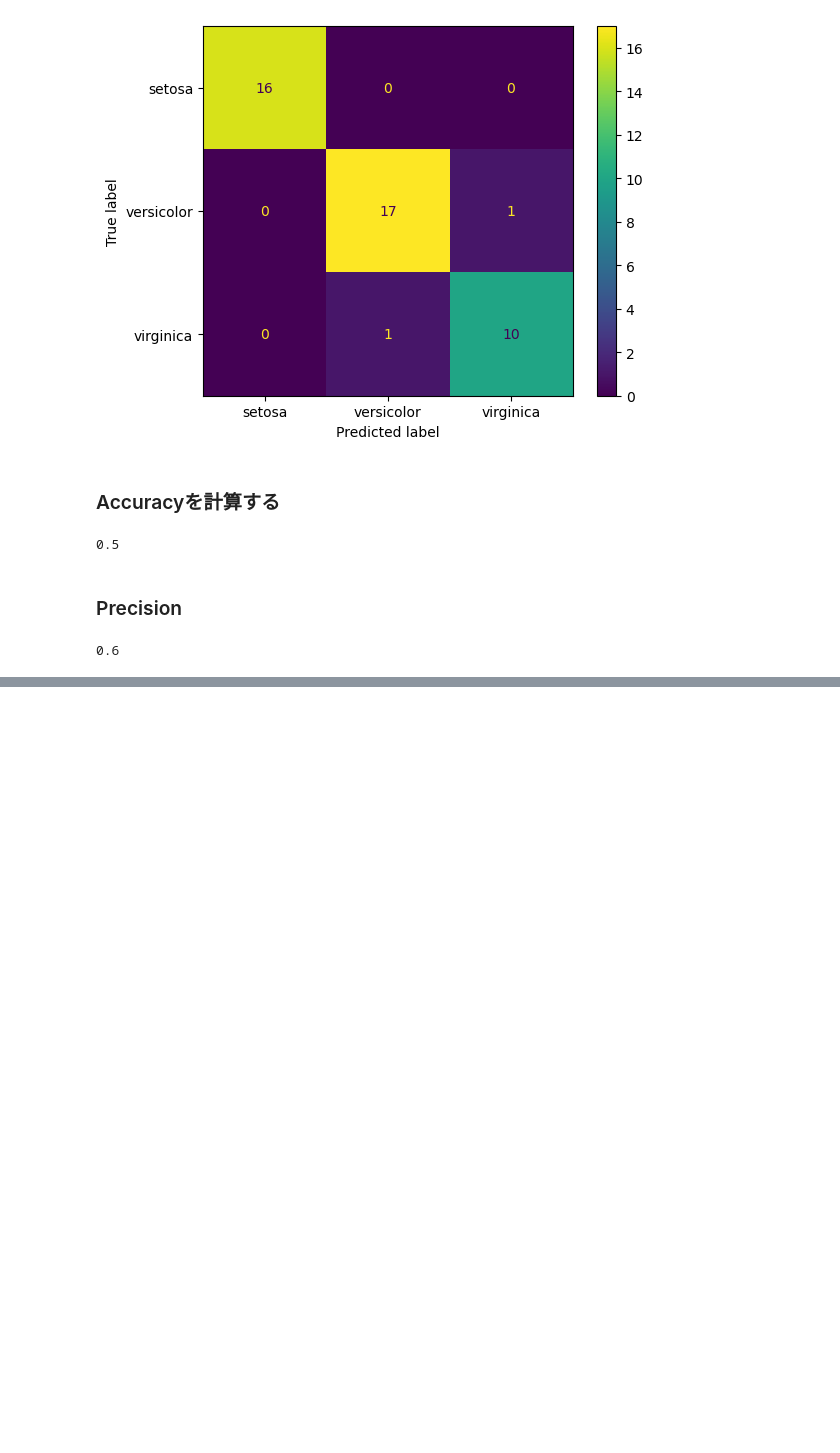
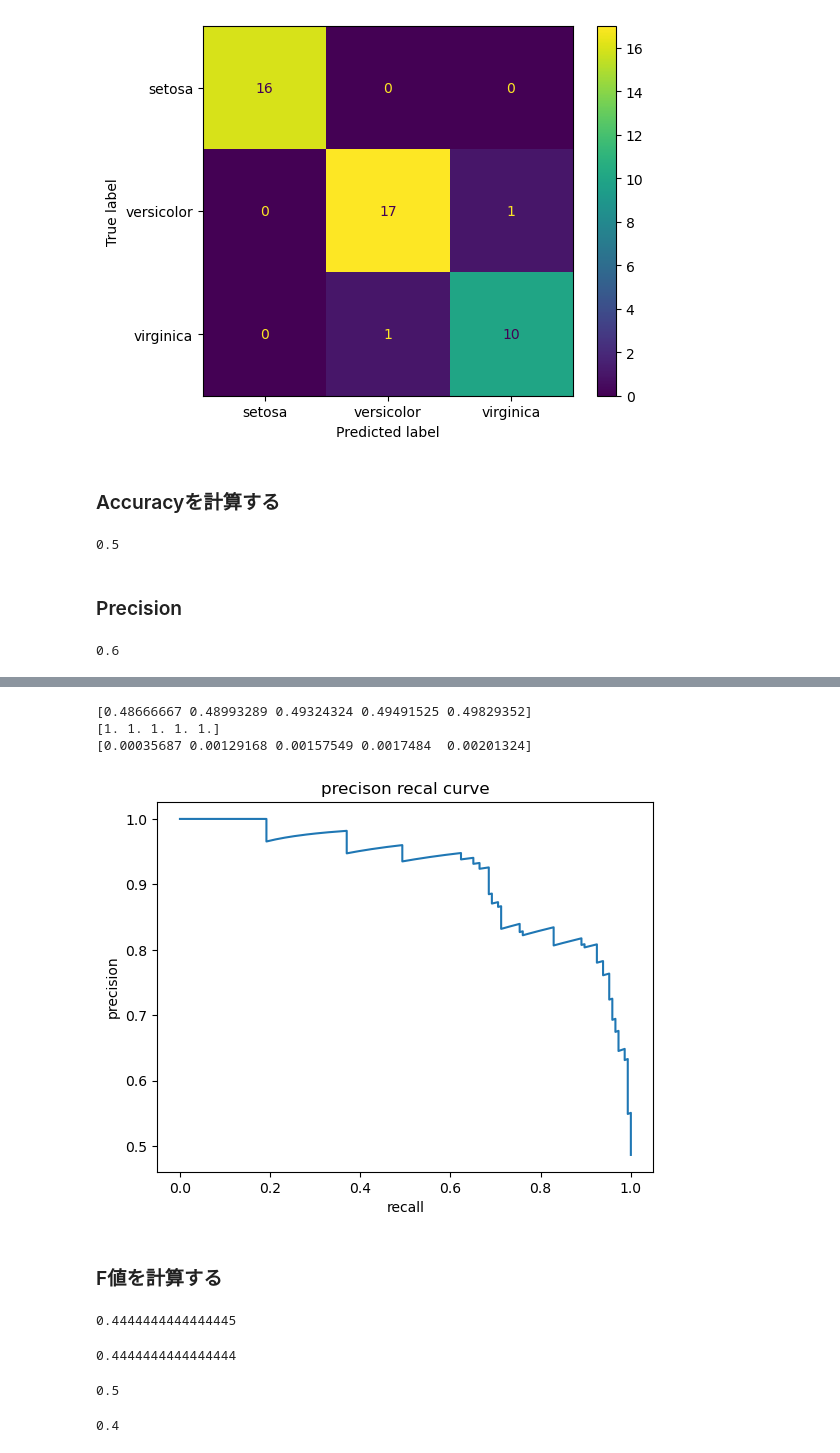
Before and after one commit to yunozon/datascience-py, a Jupyter notebook: study/section13.ipynb, the cells around one changed output, grey strips where cells are left out. Cells and saved outputs as stored; diff of their text form; code cells hidden in the pictures; blank space fills up the shorter version.

```diff
--- a/study/section13.ipynb
+++ b/study/section13.ipynb
@@ -77,0 +139,2 @@ precision_score(y_true, y_pred)
+# %%
+df = pd.read_csv('heart_preprocessed.csv')
@@ -77,0 +157,9 @@ precision_score(y_true, y_pred)
+# %%
+y_col = 'target'
+X = df.drop(columns=[y_col])
+y = df[y_col]
+X_train, X_test, y_train, y_test = train_test_split(X, y, test_size=0.3, random_state=0)
+# モデル構築
+model = LogisticRegression(solver='liblinear')
+model.fit(X_train, y_train)
+y_pred_proba = model.predict_proba(X_test)
@@ -77,0 +212,42 @@ precision_score(y_true, y_pred)
+# %%
+from sklearn.metrics import precision_recall_curve
+precision, recall, thresholds = precision_recall_curve(y_test, y_pred_proba[:, 1])
+# %%
+print(precision[:5])
+print(recall[:5])
+print(thresholds[:5])
+# %% [output]
+[0.48666667 0.48993289 0.49324324 0.49491525 0.49829352]
+[1. 1. 1. 1. 1.]
+[0.00035687 0.00129168 0.00157549 0.0017484  0.00201324]
+# %%
+plt.plot(recall, precision)
+plt.xlabel('recall')
+plt.ylabel('precision')
+plt.title('precison recal curve')
+plt.show()
+# %% [output]
+[figure, added]
+# %% [markdown]
+### F値を計算する
+# %%
+from sklearn.metrics import f1_score
+y_true = [1,0,0,1,0,0,1,1]
+y_pred = [1,1,1,0,0,1,0,1]
+f1_score(y_true,y_pred)
+# %% [output]
+0.4444444444444445
+# %%
+# 調和平均ver
+from scipy.stats import hmean
+hmean([recall_score(y_true, y_pred), precision_score(y_true, y_pred)])
+# %% [output]
+0.4444444444444444
+# %%
+recall_score(y_true, y_pred)
+# %% [output]
+0.5
+# %%
+precision_score(y_true, y_pred)
+# %% [output]
+0.4
```
Also changed, not shown: parts of 26 cells of this notebook, 1 other file.
